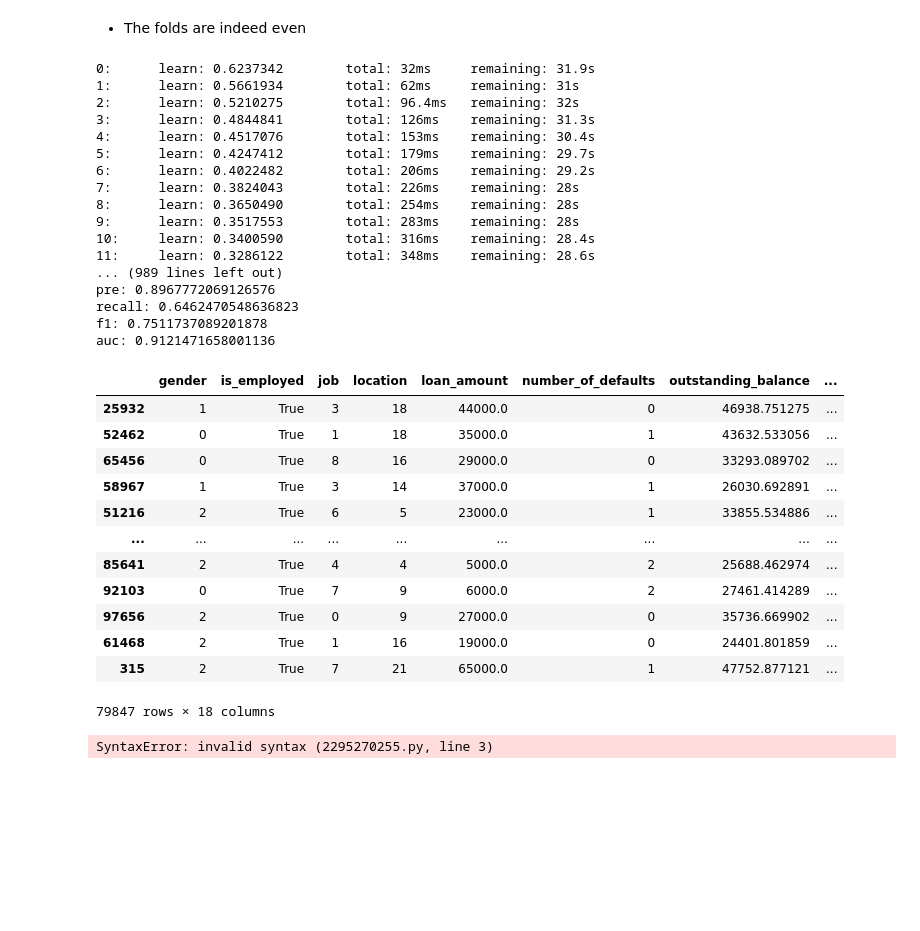
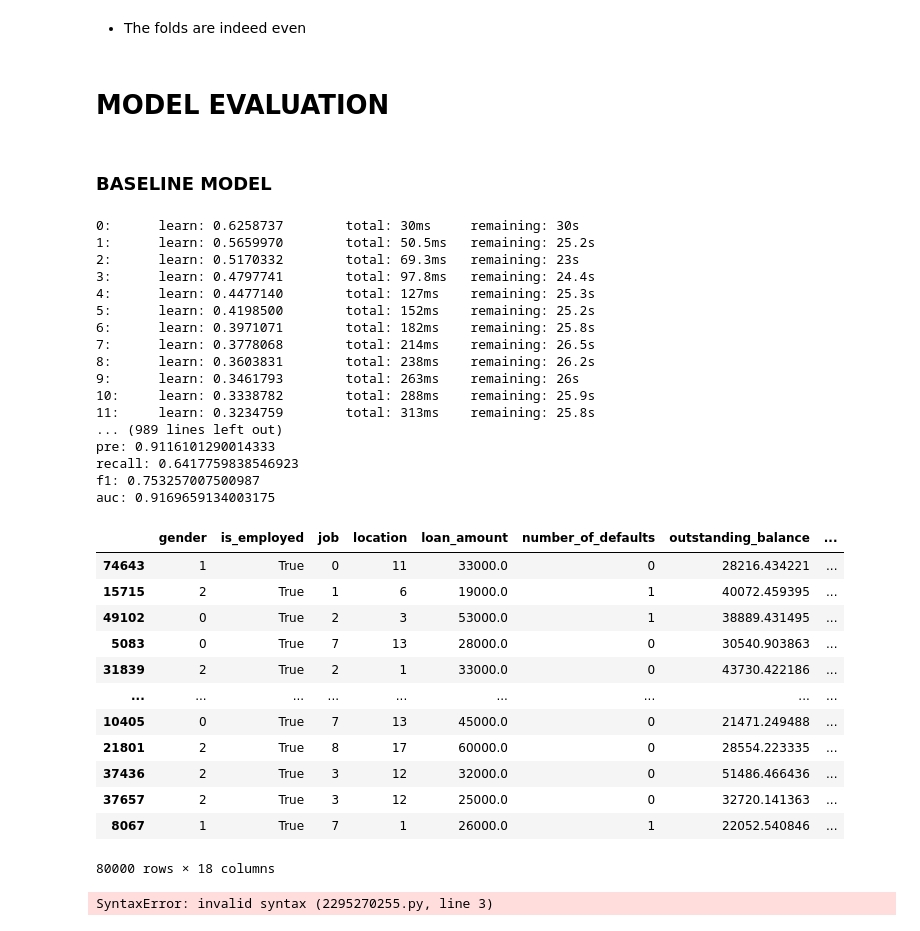
Before and after one commit to Augah2001/Data-Science-Competion-Question-and-Data, a Jupyter notebook: credit_risk.ipynb, the cells around one changed output. Cells and saved outputs as stored; diff of their text form; code cells hidden in the pictures; blank space fills up the shorter version.

```diff
--- a/credit_risk.ipynb
+++ b/credit_risk.ipynb
@@ -77,5 +77,5 @@ df.head(4)
 # %%
 df.dtypes
 # remaining term contains both numerical and string values
-# df.loc[((df.location.isna()) ) |(df.location == 'Hwange'), 'location'] = 'Karoi'
+df.loc[((df.location.isna()) ) |(df.location == 'Hwange'), 'location'] = 'Karoi'
 # print(df['location'].isna().sum())
@@ -596,7 +578,7 @@ df['disbursemet_date'] = pd.to_datetime(df['disbursemet_date'], format='%Y %m %d
 # encode categorical variables
 
 from sklearn.preprocessing import LabelEncoder
-df = df[df.location != 'Redcliff']
+
 
 df['gender'] = df['gender'].map({"other":1, "female": 0,'male':2}).astype('int')
 
@@ -973,59 +955,63 @@ def plot_roc(X, y, estemator,n_splits, lns = 100):
 # X_train
 # %% [markdown]
 * The folds are indeed even
+# %% [markdown]
+# MODEL EVALUATION
+# %% [markdown]
+### BASELINE MODEL
 # %%
 from sklearn.metrics import accuracy_score
-catboost_model = CatBoostClassifier(learning_rate=0.07100)
+catboost_model = CatBoostClassifier(learning_rate=0.07000)
 catboost_model.fit(X_train, y_train)
 X_test = location_thresh_classification(X_train, y_train, X_test)
 # Predict on the test set
 y_pred = catboost_model.predict(X_test)
 y_pred_proba = catboost_model.predict_proba(X_test)[:, 1]
 
 # Calculate evaluation metrics
 accuracy = accuracy_score(y_test, y_pred)
 precision = precision_score(y_test, y_pred)
 recall = recall_score(y_test, y_pred)
 f1 = f1_score(y_test, y_pred)
 roc_auc = roc_auc_score(y_test, y_pred_proba)
 
 print(f'accuracy: {accuracy}')
 print(f'pre: {precision}')
 print(f'recall: {recall}')
 print(f'f1: {f1}')
 print(f'auc: {roc_auc}')
 X_train
 # %% [output]
-0:      learn: 0.6237342        total: 32ms     remaining: 31.9s
-1:      learn: 0.5661934        total: 62ms     remaining: 31s
-2:      learn: 0.5210275        total: 96.4ms   remaining: 32s
-3:      learn: 0.4844841        total: 126ms    remaining: 31.3s
-4:      learn: 0.4517076        total: 153ms    remaining: 30.4s
-5:      learn: 0.4247412        total: 179ms    remaining: 29.7s
-6:      learn: 0.4022482        total: 206ms    remaining: 29.2s
-7:      learn: 0.3824043        total: 226ms    remaining: 28s
-8:      learn: 0.3650490        total: 254ms    remaining: 28s
-9:      learn: 0.3517553        total: 283ms    remaining: 28s
-10:     learn: 0.3400590        total: 316ms    remaining: 28.4s
-11:     learn: 0.3286122        total: 348ms    remaining: 28.6s
+0:      learn: 0.6258737        total: 30ms     remaining: 30s
+1:      learn: 0.5659970        total: 50.5ms   remaining: 25.2s
+2:      learn: 0.5170332        total: 69.3ms   remaining: 23s
+3:      learn: 0.4797741        total: 97.8ms   remaining: 24.4s
+4:      learn: 0.4477140        total: 127ms    remaining: 25.3s
+5:      learn: 0.4198500        total: 152ms    remaining: 25.2s
+6:      learn: 0.3971071        total: 182ms    remaining: 25.8s
+7:      learn: 0.3778068        total: 214ms    remaining: 26.5s
+8:      learn: 0.3603831        total: 238ms    remaining: 26.2s
+9:      learn: 0.3461793        total: 263ms    remaining: 26s
+10:     learn: 0.3338782        total: 288ms    remaining: 25.9s
+11:     learn: 0.3234759        total: 313ms    remaining: 25.8s
 ... (989 lines left out)
-pre: 0.8967772069126576
-recall: 0.6462470548636823
-f1: 0.7511737089201878
-auc: 0.9121471658001136
+pre: 0.9116101290014333
+recall: 0.6417759838546923
+f1: 0.753257007500987
+auc: 0.9169659134003175
 |  | gender | is_employed | job | location | loan_amount | number_of_defaults | outstanding_balance | ... |
-| 25932 | 1 | True | 3 | 18 | 44000.0 | 0 | 46938.751275 | ... |
-| 52462 | 0 | True | 1 | 18 | 35000.0 | 1 | 43632.533056 | ... |
-| 65456 | 0 | True | 8 | 16 | 29000.0 | 0 | 33293.089702 | ... |
-| 58967 | 1 | True | 3 | 14 | 37000.0 | 1 | 26030.692891 | ... |
-| 51216 | 2 | True | 6 | 5 | 23000.0 | 1 | 33855.534886 | ... |
+| 74643 | 1 | True | 0 | 11 | 33000.0 | 0 | 28216.434221 | ... |
+| 15715 | 2 | True | 1 | 6 | 19000.0 | 1 | 40072.459395 | ... |
+| 49102 | 0 | True | 2 | 3 | 53000.0 | 1 | 38889.431495 | ... |
+| 5083 | 0 | True | 7 | 13 | 28000.0 | 0 | 30540.903863 | ... |
+| 31839 | 2 | True | 2 | 1 | 33000.0 | 0 | 43730.422186 | ... |
 | ... | ... | ... | ... | ... | ... | ... | ... | ... |
-| 85641 | 2 | True | 4 | 4 | 5000.0 | 2 | 25688.462974 | ... |
-| 92103 | 0 | True | 7 | 9 | 6000.0 | 2 | 27461.414289 | ... |
-| 97656 | 2 | True | 0 | 9 | 27000.0 | 0 | 35736.669902 | ... |
-| 61468 | 2 | True | 1 | 16 | 19000.0 | 0 | 24401.801859 | ... |
-| 315 | 2 | True | 7 | 21 | 65000.0 | 1 | 47752.877121 | ... |
+| 10405 | 0 | True | 7 | 13 | 45000.0 | 0 | 21471.249488 | ... |
+| 21801 | 2 | True | 8 | 17 | 60000.0 | 0 | 28554.223335 | ... |
+| 37436 | 2 | True | 3 | 12 | 32000.0 | 0 | 51486.466436 | ... |
+| 37657 | 2 | True | 3 | 12 | 25000.0 | 0 | 32720.141363 | ... |
+| 8067 | 1 | True | 7 | 1 | 26000.0 | 1 | 22052.540846 | ... |
-79847 rows × 18 columns
+80000 rows × 18 columns
 # %%
 from sklearn.metrics import accuracy_score
 catboost_model1 = CatBoostClassifier()
```
Also changed, not shown: parts of 9 cells of this notebook, 4 other files.
